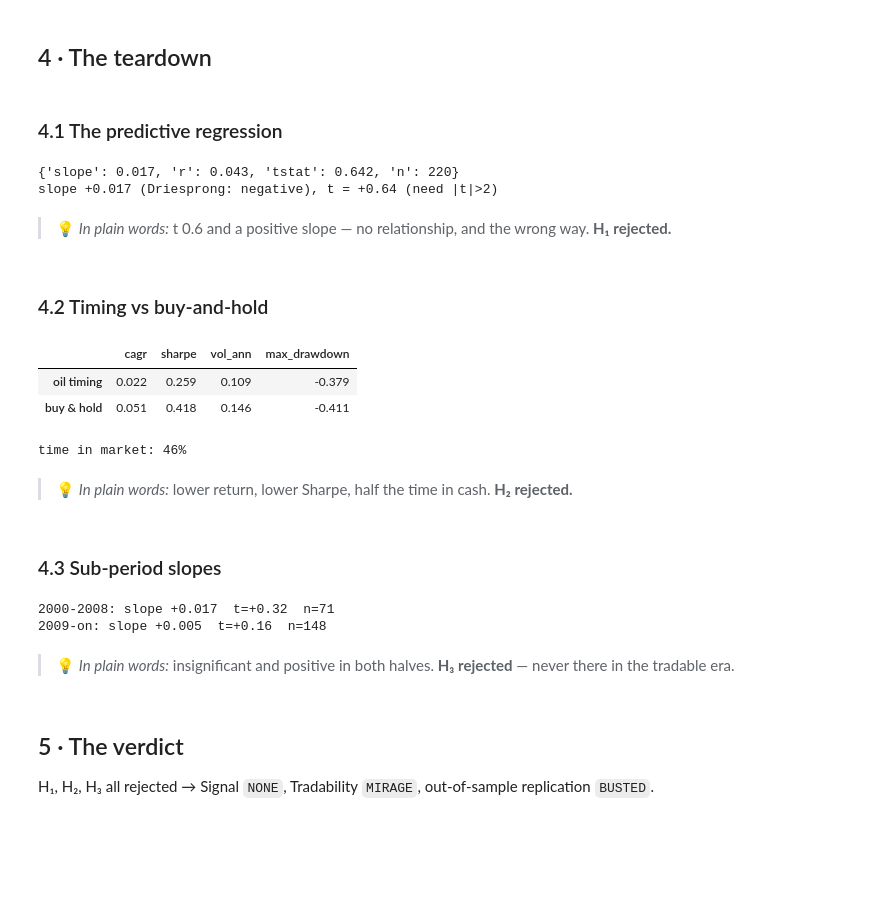
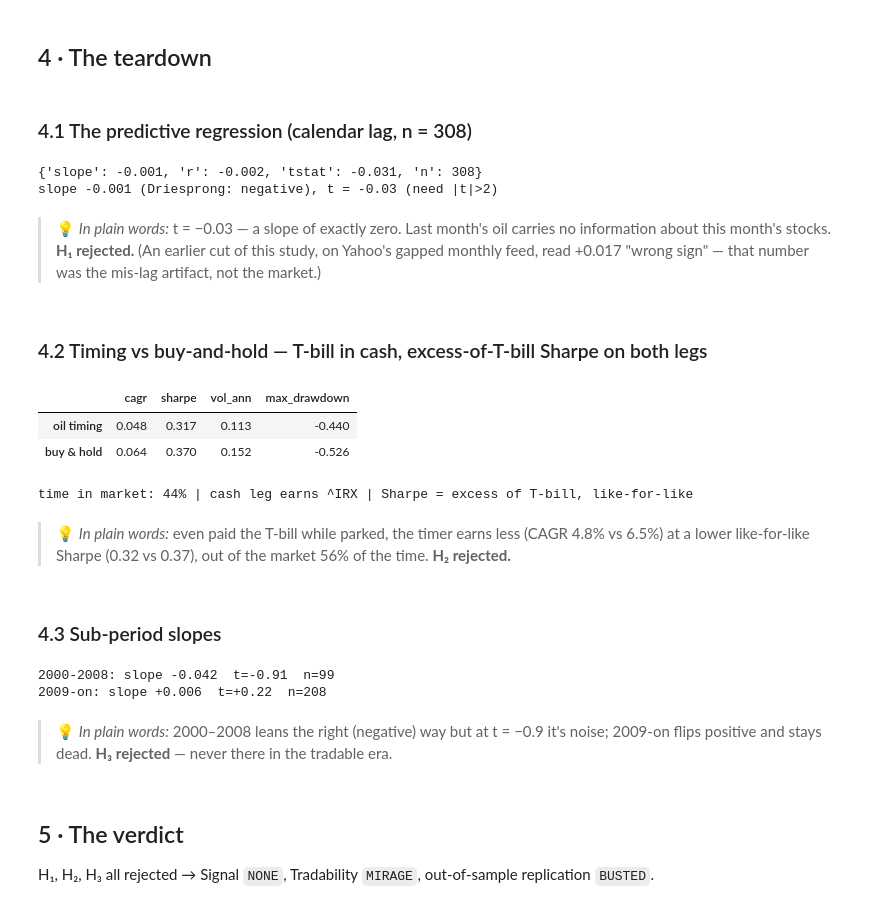
Before and after one commit to Guillain-RDCDE/Open-Alpha-Lab, a Jupyter notebook: studies/49-black-gold/notebooks/02_for_the_quants.ipynb, the cells around one changed output. Saved outputs shown, nothing was run; the diff lists cells and outputs as text; code cells hidden in the pictures; blank space fills up the shorter version.

```diff
--- a/studies/49-black-gold/notebooks/02_for_the_quants.ipynb
+++ b/studies/49-black-gold/notebooks/02_for_the_quants.ipynb
@@ -18,9 +18,11 @@ import matplotlib.pyplot as plt
 plt.rcParams["figure.figsize"] = (10, 5.5); plt.rcParams["axes.grid"] = True
 import numpy as np, pandas as pd
 from black_gold import data, strategy as st
-d = data.fetch_pair()                          # cache-first; built by examples/verify.py --fetch
+from quantlab import repro
+d = repro.as_of(data.fetch_pair())             # cache-first (examples/verify.py --fetch); hole-free monthly grid, pinned as-of
 reg = st.predict_regression(d["oil"], d["eq"])
-timing, bh = st.oil_timing(d["oil"], d["eq"]), st.buy_hold(d["eq"])
+timing = st.oil_timing(d["oil"], d["eq"], d["tbill"])  # cash leg earns the 13-week T-bill
+bh = st.buy_hold(d["eq"])
 # %% [markdown]
 ## Verdict, up front
 
@@ -48,37 +50,37 @@ OLS equity_t ~ oil_(t−1) with an analytic t-stat → timing vs buy-and-hold
 # %% [markdown]
 ## 4 · The teardown
 # %% [markdown]
-### 4.1 The predictive regression
+### 4.1 The predictive regression (calendar lag, n = 308)
 # %%
 print({k:(round(v,3) if isinstance(v,float) else v) for k,v in reg.items()})
 print(f"slope {reg['slope']:+.3f} (Driesprong: negative), t = {reg['tstat']:+.2f} (need |t|>2)")
 # %% [output]
-{'slope': 0.017, 'r': 0.043, 'tstat': 0.642, 'n': 220}
-slope +0.017 (Driesprong: negative), t = +0.64 (need |t|>2)
+{'slope': -0.001, 'r': -0.002, 'tstat': -0.031, 'n': 308}
+slope -0.001 (Driesprong: negative), t = -0.03 (need |t|>2)
-# %% [markdown]
-> 💡 *In plain words:* t 0.6 and a positive slope — no relationship, and the wrong way. **H₁ rejected.**
+# %% [markdown]
+> 💡 *In plain words:* t = −0.03 — a slope of exactly zero. Last month's oil carries no information about this month's stocks. **H₁ rejected.** (An earlier cut of this study, on Yahoo's gapped monthly feed, read +0.017 "wrong sign" — that number was the mis-lag artifact, not the market.)
 # %% [markdown]
-### 4.2 Timing vs buy-and-hold
+### 4.2 Timing vs buy-and-hold — T-bill in cash, excess-of-T-bill Sharpe on both legs
 # %%
-display(pd.DataFrame({'oil timing':st.summary(timing),'buy & hold':st.summary(bh)}).T[['cagr','sharpe','vol_ann','max_drawdown']].round(3))
-print('time in market:', f"{st.time_in_market(d['oil']):.0%}")
+display(pd.DataFrame({'oil timing':st.summary(timing, rf=d['tbill']),'buy & hold':st.summary(bh, rf=d['tbill'])}).T[['cagr','sharpe','vol_ann','max_drawdown']].round(3))
+print('time in market:', f"{st.time_in_market(d['oil']):.0%}", '| cash leg earns ^IRX | Sharpe = excess of T-bill, like-for-like')
 # %% [output]
 |  | cagr | sharpe | vol_ann | max_drawdown |
-| oil timing | 0.022 | 0.259 | 0.109 | -0.379 |
-| buy & hold | 0.051 | 0.418 | 0.146 | -0.411 |
+| oil timing | 0.048 | 0.317 | 0.113 | -0.440 |
+| buy & hold | 0.064 | 0.370 | 0.152 | -0.526 |
-time in market: 46%
+time in market: 44% | cash leg earns ^IRX | Sharpe = excess of T-bill, like-for-like
-# %% [markdown]
-> 💡 *In plain words:* lower return, lower Sharpe, half the time in cash. **H₂ rejected.**
+# %% [markdown]
+> 💡 *In plain words:* even paid the T-bill while parked, the timer earns less (CAGR 4.8% vs 6.5%) at a lower like-for-like Sharpe (0.32 vs 0.37), out of the market 56% of the time. **H₂ rejected.**
 # %% [markdown]
 ### 4.3 Sub-period slopes
 # %%
 for lab,sl in [('2000-2008',d[d.index.year<=2008]),('2009-on',d[d.index.year>=2009])]:
     rr=st.predict_regression(sl['oil'],sl['eq']); print(f"{lab}: slope {rr['slope']:+.3f}  t={rr['tstat']:+.2f}  n={rr['n']}")
 # %% [output]
-2000-2008: slope +0.017  t=+0.32  n=71
-2009-on: slope +0.005  t=+0.16  n=148
+2000-2008: slope -0.042  t=-0.91  n=99
+2009-on: slope +0.006  t=+0.22  n=208
 # %% [markdown]
-> 💡 *In plain words:* insignificant and positive in both halves. **H₃ rejected** — never there in the tradable era.
+> 💡 *In plain words:* 2000–2008 leans the right (negative) way but at t = −0.9 it's noise; 2009-on flips positive and stays dead. **H₃ rejected** — never there in the tradable era.
 # %% [markdown]
 ## 5 · The verdict
 
```
Also changed, not shown: parts of 3 cells of this notebook, 10 other files.
